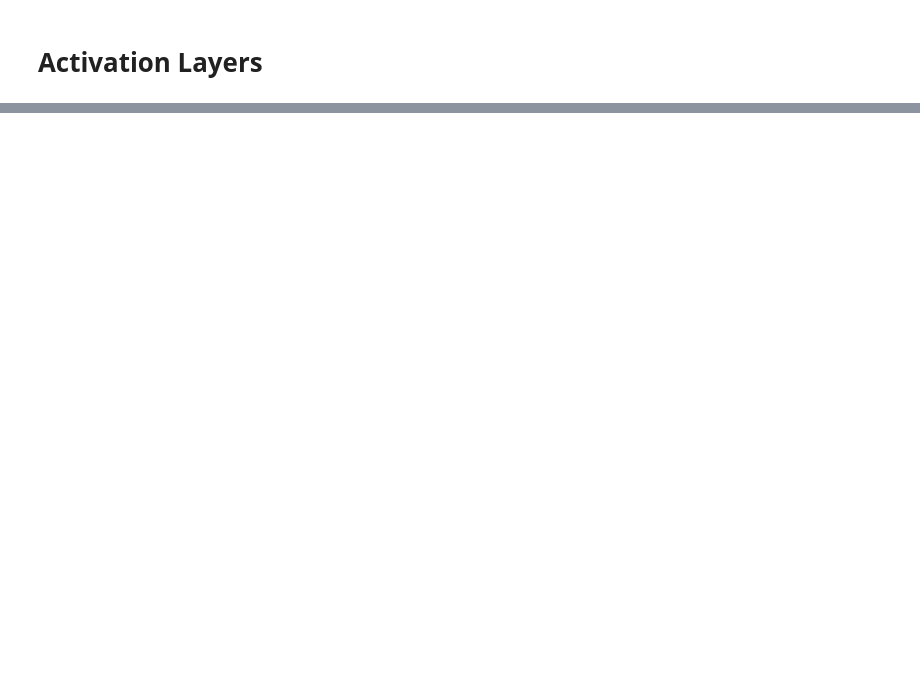
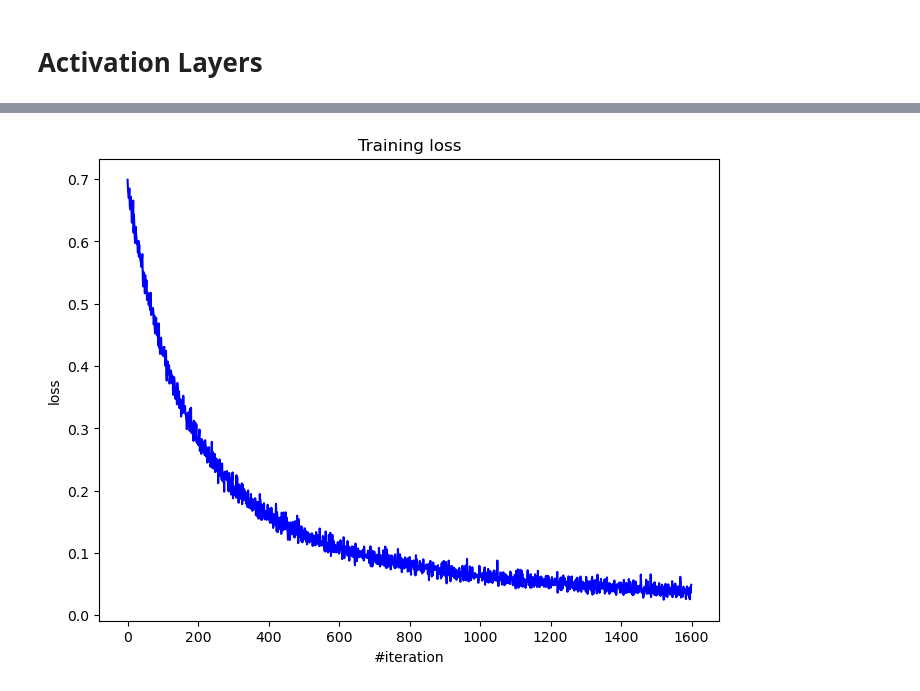
Before and after one commit to Lamantin12/Course-DL-MIPT, a Jupyter notebook: ML mipt/08 Intro to Deep Learning/CW/modules.ipynb, the cells around one changed output, grey strips where cells are left out. Saved outputs shown, nothing was run; the diff lists cells and outputs as text; code cells hidden in the pictures; blank space fills up the shorter version.

```diff
--- a/ML mipt/08 Intro to Deep Learning/CW/modules.ipynb
+++ b/ML mipt/08 Intro to Deep Learning/CW/modules.ipynb
@@ -302,0 +581,46 @@ class LeakyReLU(Module):
+# %%
+class LogRegClass(nn.Module):
+    def __init__(self):
+        super(LogRegClass, self).__init__()
+        self.lin1 = nn.Linear(2, 2, dtype=torch.float64)
+
+    def forward(self, x):
+        out = self.lin1(x)
+        #out = sigmoid(x)
+        return out
+# %%
+net = LogRegClass()
+# %%
+opt = optim.Adam(net.parameters(), lr=0.01)
+criterion = nn.NLLLoss()
+# %%
+loss_history = []
+n_epoch = 200
+batch_size = 128
+for i in range(n_epoch):
+    for x_batch, y_batch in get_batches((X, Y), batch_size):
+
+        opt.zero_grad()
+
+        outputs = net(x_batch)
+
+        #print(outputs, y_batch)
+        compute_loss = criteria(outputs, y_batch)
+
+        compute_loss.backward()
+
+        opt.step()
+        loss_history.append(compute_loss.detach().numpy())
+    # Visualize
+    clear_output(wait=True)
+    plt.figure(figsize=(8, 6))
+
+    plt.title("Training loss")
+    plt.xlabel("#iteration")
+    plt.ylabel("loss")
+    plt.plot(loss_history, 'b')
+    plt.show()
+
+    print('Current loss: %f' % compute_loss)
+# %% [output]
+[figure, added]
```
Also changed, not shown: parts of 29 cells of this notebook, 2 other files.
